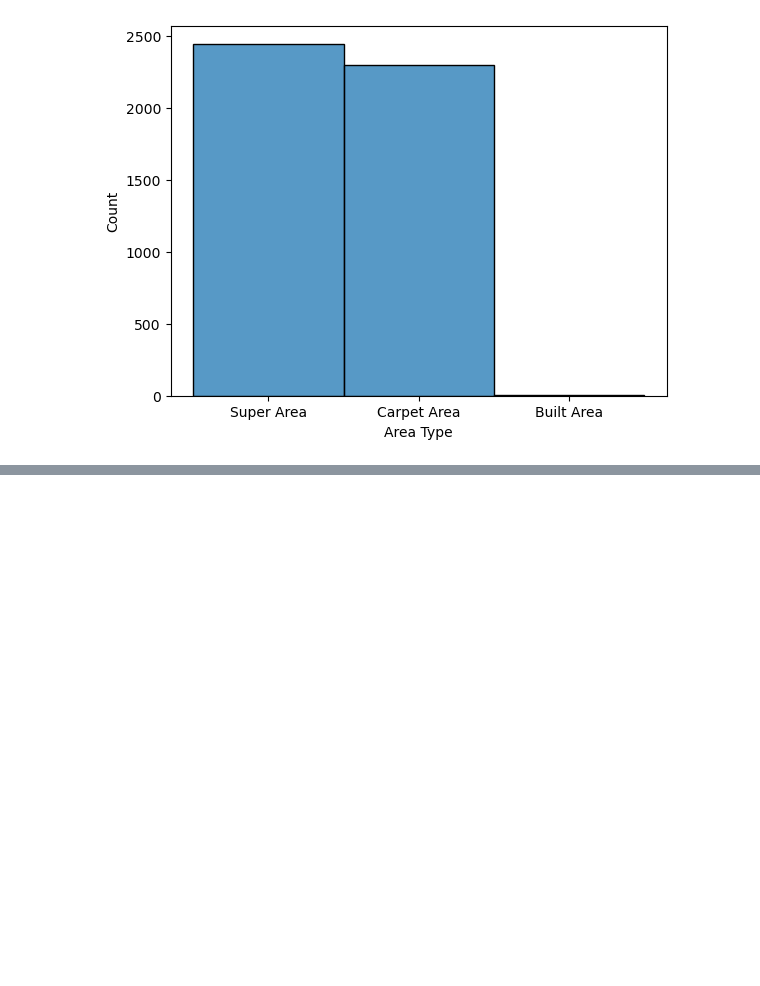
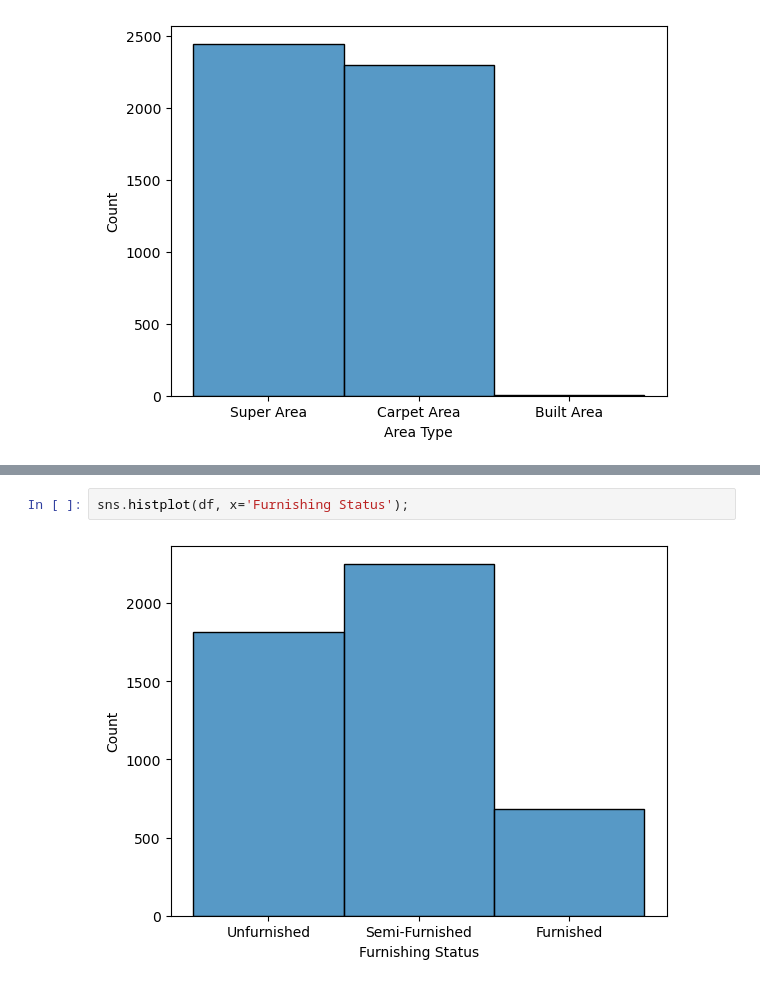
Before and after one commit to jbernalg/Learning_Data, a Jupyter notebook: Course_ML2/Semana_08/JeinffersonBernal_reto7_ML2.ipynb, the cells around one changed output, grey strips where cells are left out. Drawn from its saved outputs; the diff is of its cells as text; blank space fills up the shorter version.

```diff
--- a/Course_ML2/Semana_08/JeinffersonBernal_reto7_ML2.ipynb
+++ b/Course_ML2/Semana_08/JeinffersonBernal_reto7_ML2.ipynb
@@ -186,0 +249,4 @@ sns.histplot(df, x='Area Type');
+# %%
+sns.histplot(df, x='Furnishing Status');
+# %% [output]
+[figure, added]
```
Also changed, not shown: parts of 10 cells of this notebook.
